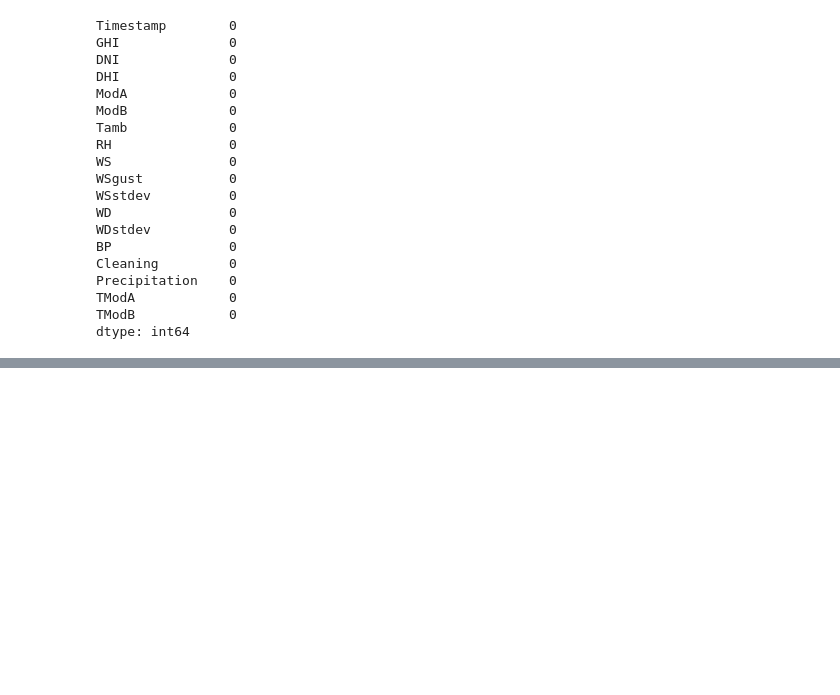
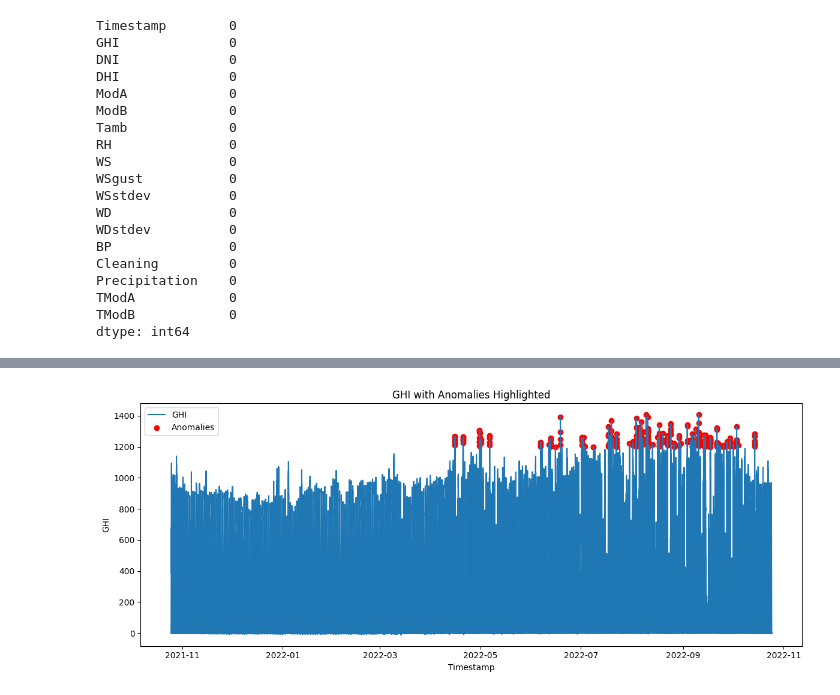
Before and after one commit to Feven777/solar-challenge-week0, a Jupyter notebook: notebook/togo_eda.ipynb, the cells around one changed output, grey strips where cells are left out. Drawn from its saved outputs; the diff is of its cells as text; code cells hidden in the pictures; blank space fills up the shorter version.

```diff
--- a/notebook/togo_eda.ipynb
+++ b/notebook/togo_eda.ipynb
@@ -183,0 +249,17 @@ df.to_csv("../data/togo_clean.csv")
+# %%
+# Example: simple anomaly detection for GHI
+ghi = df_cleaned['GHI']
+threshold = ghi.mean() + 3*ghi.std()  # Z-score > 3
+anomalies = ghi[ghi > threshold]
+
+plt.figure(figsize=(12,5))
+plt.plot(df_cleaned.index, ghi, label='GHI')
+plt.scatter(anomalies.index, anomalies, color='red', label='Anomalies')
+plt.title('GHI with Anomalies Highlighted')
+plt.ylabel('GHI')
+plt.xlabel('Timestamp')
+plt.legend()
+plt.tight_layout()
+plt.show()
+# %% [output]
+[figure, added]
```
Also changed, not shown: parts of 4 cells of this notebook.
